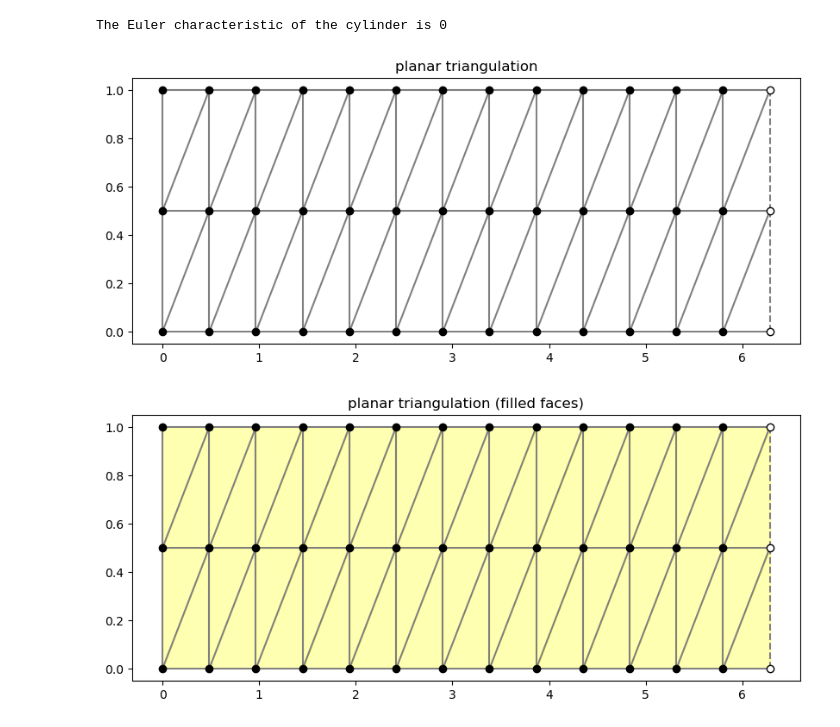
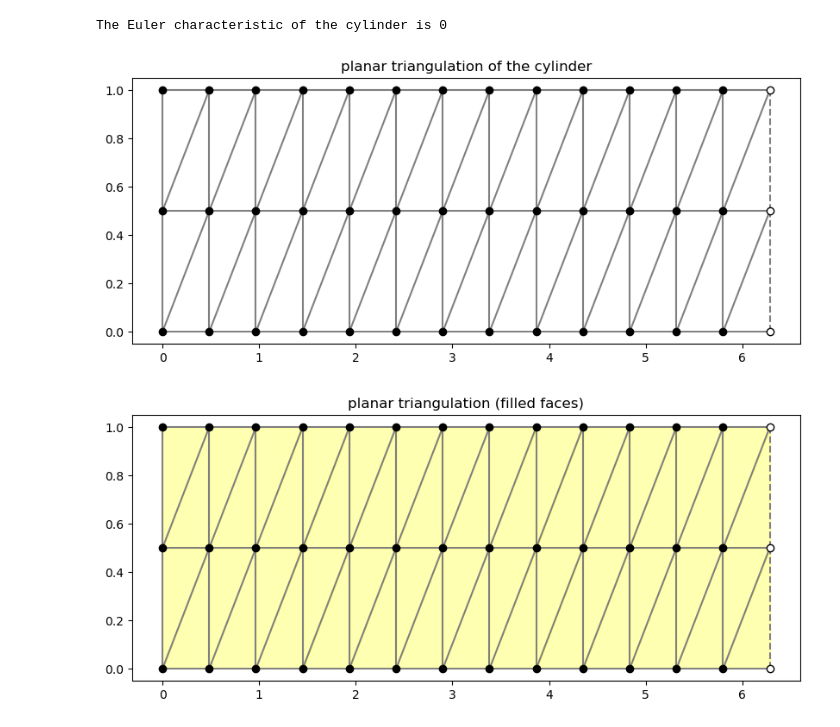
Before and after one commit to dHuberYoumans/maths, a Jupyter notebook: MeanCurvFlow/notebook/MeanCurvFlow.ipynb, the cells around one changed output. Saved outputs shown, nothing was run; the diff lists cells and outputs as text; code cells hidden in the pictures.

```diff
--- a/MeanCurvFlow/notebook/MeanCurvFlow.ipynb
+++ b/MeanCurvFlow/notebook/MeanCurvFlow.ipynb
@@ -180,9 +180,9 @@ print(f'The Euler characteristic of the cylinder is {cylinder.euler_char()}')
 # %% [output]
 The Euler characteristic of the cylinder is 0
 # %%
-cylinder.plot_planar_mesh(fill=False,title='planar triangulation')
+cylinder.plot_planar_mesh(fill=False,title='planar triangulation of the cylinder')
 # %% [output]
-[figure, old version]
+[figure, new version]
 # %%
 cylinder.plot_planar_mesh(fill=True,title='planar triangulation (filled faces)')
 # %% [output]
```
Also changed, not shown: parts of 7 cells of this notebook.
